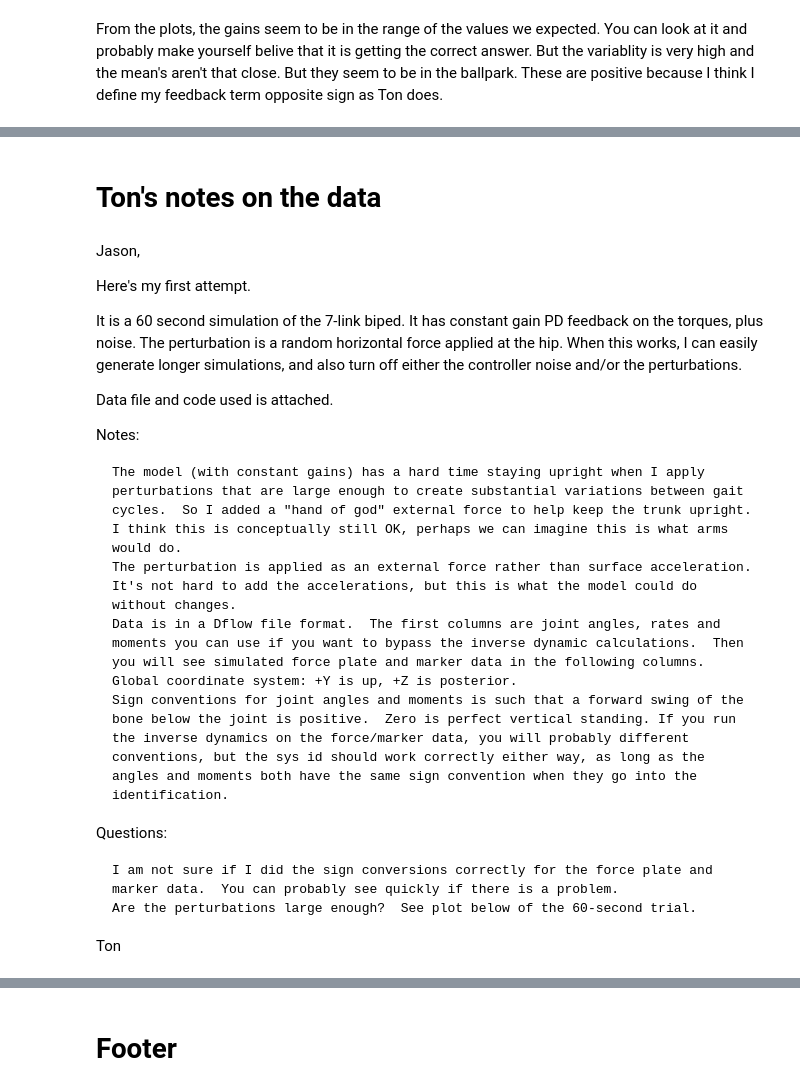
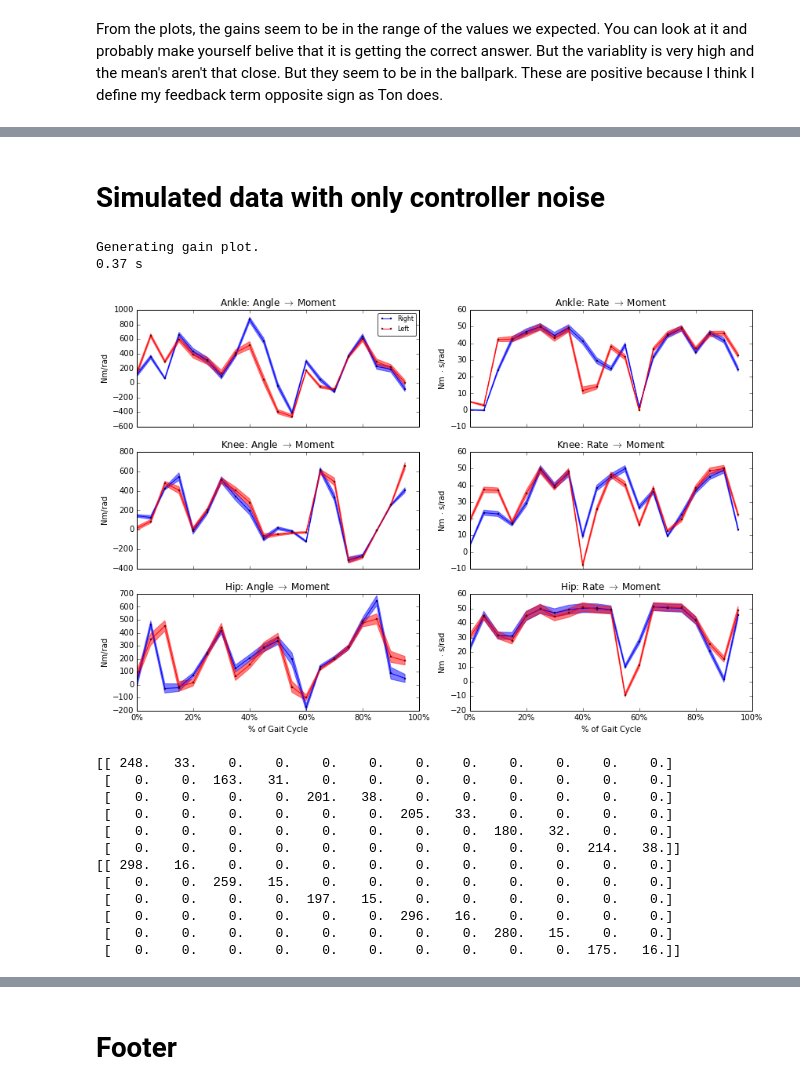
Before and after one commit to csu-hmc/gait-control-direct-id-paper, a Jupyter notebook: notebooks/identify_from_simulated_data.ipynb, the cells around one changed output, grey strips where cells are left out. Drawn from its saved outputs; the diff is of its cells as text; code cells hidden in the pictures.

```diff
--- a/notebooks/identify_from_simulated_data.ipynb
+++ b/notebooks/identify_from_simulated_data.ipynb
@@ -76,25 +78,37 @@ print(result[0].std(axis=0))
-# %% [markdown]
-# Ton's notes on the data
-# %% [markdown]
-Jason,
-
-Here's my first attempt.
-
-It is a 60 second simulation of the 7-link biped.  It has constant gain PD feedback on the torques, plus noise.   The perturbation is a random horizontal force applied at the hip.  When this works, I can easily generate longer simulations, and also turn off either the controller noise and/or the perturbations.
-
-Data file and code used is attached.
-
-Notes:
-
-    The model (with constant gains) has a hard time staying upright when I apply perturbations that are large enough to create substantial variations between gait cycles.  So I added a "hand of god" external force to help keep the trunk upright.  I think this is conceptually still OK, perhaps we can imagine this is what arms would do.
-    The perturbation is applied as an external force rather than surface acceleration.  It's not hard to add the accelerations, but this is what the model could do without changes.
-    Data is in a Dflow file format.  The first columns are joint angles, rates and moments you can use if you want to bypass the inverse dynamic calculations.  Then you will see simulated force plate and marker data in the following columns.
-    Global coordinate system: +Y is up, +Z is posterior.
-    Sign conventions for joint angles and moments is such that a forward swing of the bone below the joint is positive.  Zero is perfect vertical standing. If you run the inverse dynamics on the force/marker data, you will probably different conventions, but the sys id should work correctly either way, as long as the angles and moments both have the same sign convention when they go into the identification.
-
-Questions:
-
-    I am not sure if I did the sign conversions correctly for the force plate and marker data.  You can probably see quickly if there is a problem.
-    Are the perturbations large enough?  See plot below of the 60-second trial.
-
-Ton
+# %% [markdown]
+# Simulated data with only controller noise
+# %%
+df = pandas.read_csv('../data/simulated-data-with-controller-noise-600-seconds.txt',
+                     delimiter='\t', index_col='TimeStamp')
+df.rename(columns=utils.simulated_data_header_map(), inplace=True)
+walk_data = WalkingData(df)
+null = walk_data.grf_landmarks('FP2.ForY', 'FP1.ForY', threshold=5.0)
+cycles = walk_data.split_at('right', num_samples=20)
+sensors, controls = utils.load_sensors_and_controls()
+solver = SimpleControlSolver(cycles, sensors, controls)
+gain_omission_matrix = np.zeros((len(controls), len(sensors))).astype(bool)
+for i, row in enumerate(gain_omission_matrix):
+    row[2 * i:2 * i + 2] = True
+result = solver.solve(gain_omission_matrix=gain_omission_matrix)
+fig, axes = utils.plot_joint_isolated_gains(sensors, controls, result[0], result[3])
+# %% [output]
+Generating gain plot.
+0.37 s
+[figure, added]
+# %%
+np.set_printoptions(precision=0)
+print(result[0].mean(axis=0))
+print(result[0].std(axis=0))
+# %% [output]
+[[ 248.   33.    0.    0.    0.    0.    0.    0.    0.    0.    0.    0.]
+ [   0.    0.  163.   31.    0.    0.    0.    0.    0.    0.    0.    0.]
+ [   0.    0.    0.    0.  201.   38.    0.    0.    0.    0.    0.    0.]
+ [   0.    0.    0.    0.    0.    0.  205.   33.    0.    0.    0.    0.]
+ [   0.    0.    0.    0.    0.    0.    0.    0.  180.   32.    0.    0.]
+ [   0.    0.    0.    0.    0.    0.    0.    0.    0.    0.  214.   38.]]
+[[ 298.   16.    0.    0.    0.    0.    0.    0.    0.    0.    0.    0.]
+ [   0.    0.  259.   15.    0.    0.    0.    0.    0.    0.    0.    0.]
+ [   0.    0.    0.    0.  197.   15.    0.    0.    0.    0.    0.    0.]
+ [   0.    0.    0.    0.    0.    0.  296.   16.    0.    0.    0.    0.]
+ [   0.    0.    0.    0.    0.    0.    0.    0.  280.   15.    0.    0.]
+ [   0.    0.    0.    0.    0.    0.    0.    0.    0.    0.  175.   16.]]
```
Also changed, not shown: parts of 15 cells of this notebook.
